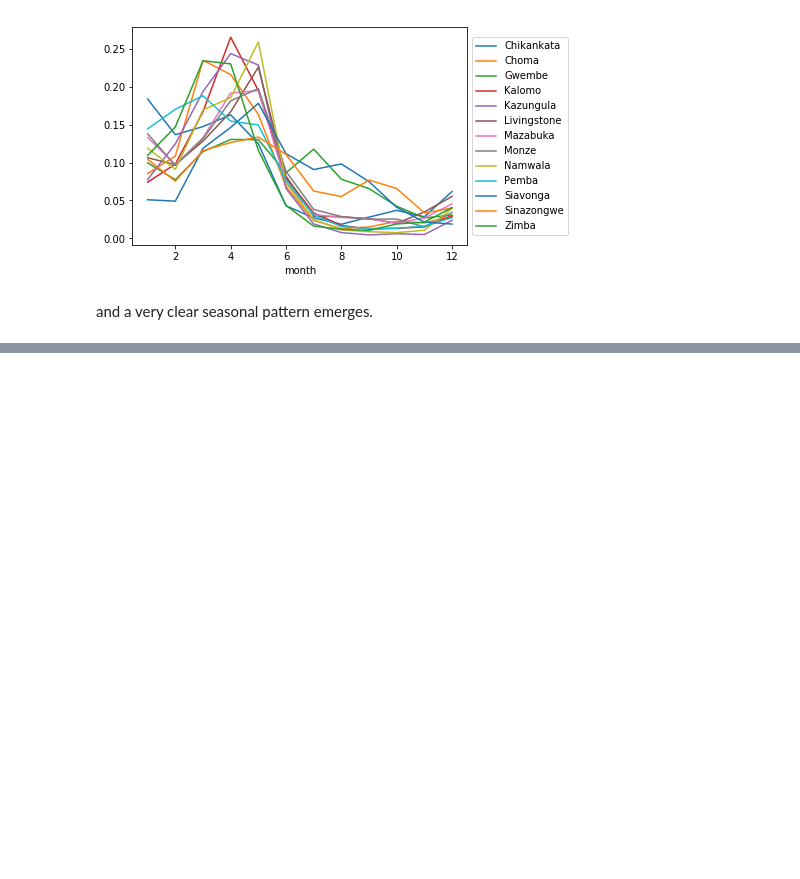
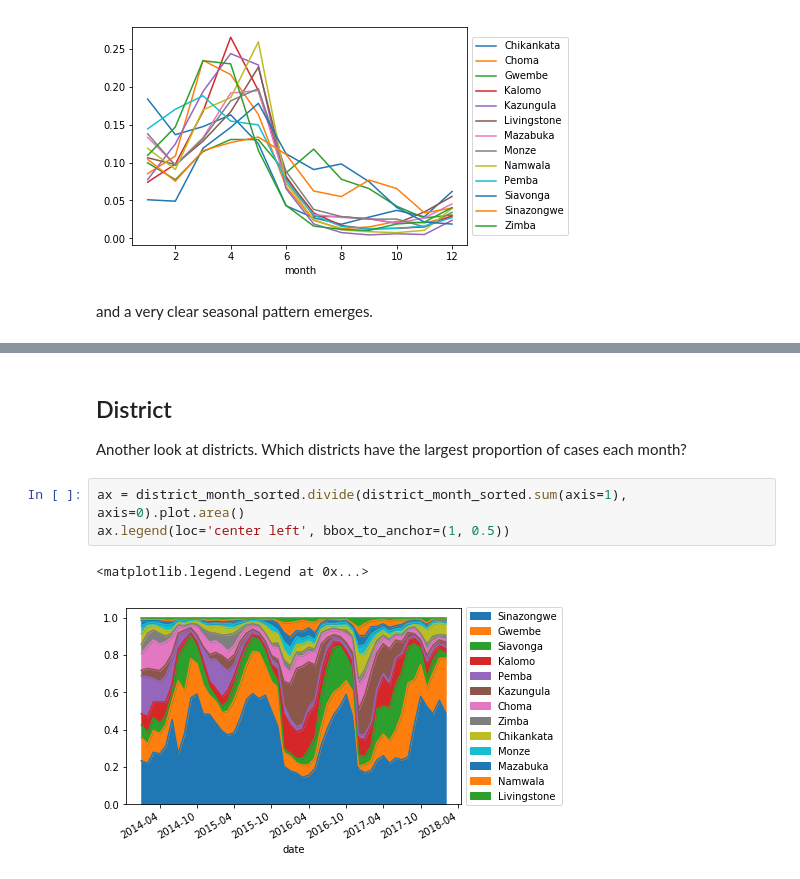
Before and after one commit to NeilNjae/makeover-monday, a Jupyter notebook: 20180416/20180416.ipynb, the cells around one changed output, grey strips where cells are left out. Saved outputs shown, nothing was run; the diff lists cells and outputs as text; blank space fills up the shorter version.

Commit message:
Added population proportions

```diff
--- a/20180416/20180416.ipynb
+++ b/20180416/20180416.ipynb
@@ -408,0 +433,9 @@ and a very clear seasonal pattern emerges.
+# %% [markdown]
+## District
+Another look at districts. Which districts have the largest proportion of cases each month?
+# %%
+ax = district_month_sorted.divide(district_month_sorted.sum(axis=1), axis=0).plot.area()
+ax.legend(loc='center left', bbox_to_anchor=(1, 0.5))
+# %% [output]
+<matplotlib.legend.Legend at 0x...>
+[figure, added]
```
Also changed, not shown: parts of 11 cells of this notebook.
